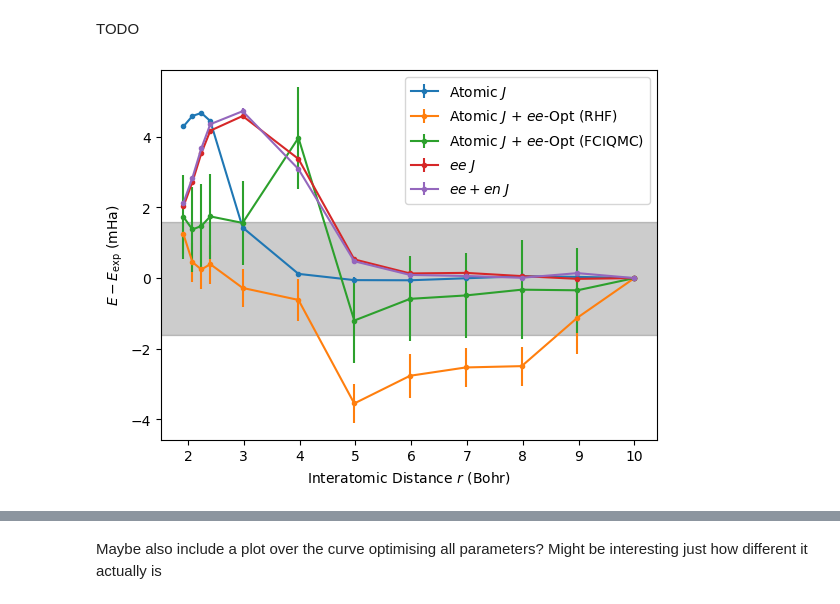
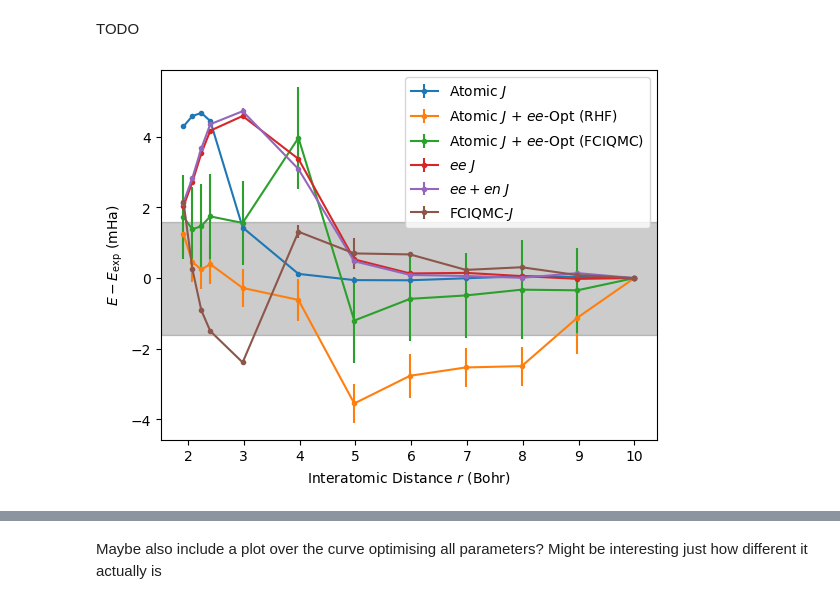
Before and after one commit to jphaupt/phdthesis_haupt, a Jupyter notebook: figures/universal/notes.ipynb, the cells around one changed output, grey strips where cells are left out. Saved outputs shown, nothing was run; the diff lists cells and outputs as text; code cells hidden in the pictures.

Commit message:
added binding curve plots

```diff
--- a/figures/universal/notes.ipynb
+++ b/figures/universal/notes.ipynb
@@ -235,29 +235,32 @@ TODO
 # %%
 experiment = np.genfromtxt("data/n2_experiment.dat")
 
 comp2exp = lambda x: (x - x[-1]) - (experiment[:,1] - experiment[-1,1])
 plot_comp2exp = lambda x,t: plt.errorbar(experiment[:,0], [1000*x.n for x in comp2exp(x)], yerr=[1000*x.s for x in comp2exp(x)], fmt='.-', label=t)
 
 atomicJmol = load_data_with_uncertainties("data/n2_avtz_atomic.dat", uncertainty_cols=[1])
 plot_comp2exp(atomicJmol[:,1], r"Atomic $J$")
-atomicJmol = load_data_with_uncertainties("data/n2_avtz_atomic_eeOpt.dat", uncertainty_cols=[1])
-plot_comp2exp(atomicJmol[:,1], r"Atomic $J$ + $ee$-Opt (RHF)")
-atomicJmol = load_data_with_uncertainties("data/n2_avtz_atomic_eeOpt_fciqmc.dat", uncertainty_cols=[1])
-plot_comp2exp(atomicJmol[:,1], r"Atomic $J$ + $ee$-Opt (FCIQMC)")
-atomicJmol = load_data_with_uncertainties("data/n2_avtz_ee.dat", uncertainty_cols=[1])
-plot_comp2exp(atomicJmol[:,1], r"$ee$ $J$")
-atomicJmol = load_data_with_uncertainties("data/n2_avtz_ee_en.dat", uncertainty_cols=[1])
-plot_comp2exp(atomicJmol[:,1], r"$ee+en$ $J$")
+atomicEeJmol = load_data_with_uncertainties("data/n2_avtz_atomic_eeOpt.dat", uncertainty_cols=[1])
+plot_comp2exp(atomicEeJmol[:,1], r"Atomic $J$ + $ee$-Opt (RHF)")
+atomicEeMdJmol = load_data_with_uncertainties("data/n2_avtz_atomic_eeOpt_fciqmc.dat", uncertainty_cols=[1])
+plot_comp2exp(atomicEeMdJmol[:,1], r"Atomic $J$ + $ee$-Opt (FCIQMC)")
+eeJmol = load_data_with_uncertainties("data/n2_avtz_ee.dat", uncertainty_cols=[1])
+plot_comp2exp(eeJmol[:,1], r"$ee$ $J$")
+eeEnJmol = load_data_with_uncertainties("data/n2_avtz_ee_en.dat", uncertainty_cols=[1])
+plot_comp2exp(eeEnJmol[:,1], r"$ee+en$ $J$")
+fciqmcJmol = load_data_with_uncertainties("data/N2_avtz_fciqmc.dat", uncertainty_cols=[1])
+# plot_comp2exp(eeEnJmol[:,1], r"FCIQMC-$J$")
+plt.errorbar(experiment[:,0], [1000*x.n for x in comp2exp(fciqmcJmol[:,1])], yerr=[1000*x.s for x in comp2exp(fciqmcJmol[:,1])], fmt='d-', label=r'FCIQMC-$J$')
 
 plt.legend()
 xlim = plt.xlim()
 ylim = plt.ylim()
 plt.fill_between([min(experiment[:,0])-10, max(experiment[:,0])+10], -1.6, +1.6, alpha=0.2, color='k')
 plt.xlim(xlim)
 plt.ylim(ylim)
 plt.xlabel(r"Interatomic Distance $r$ (Bohr)")
 plt.ylabel(r"$E-E_{\rm exp}$ (mHa)")
 
 plt.savefig("residuals.pdf")
 # %% [output]
-[figure, old version]
+[figure, new version]
```
Also changed, not shown: parts of 1 cell of this notebook, 4 other files.
